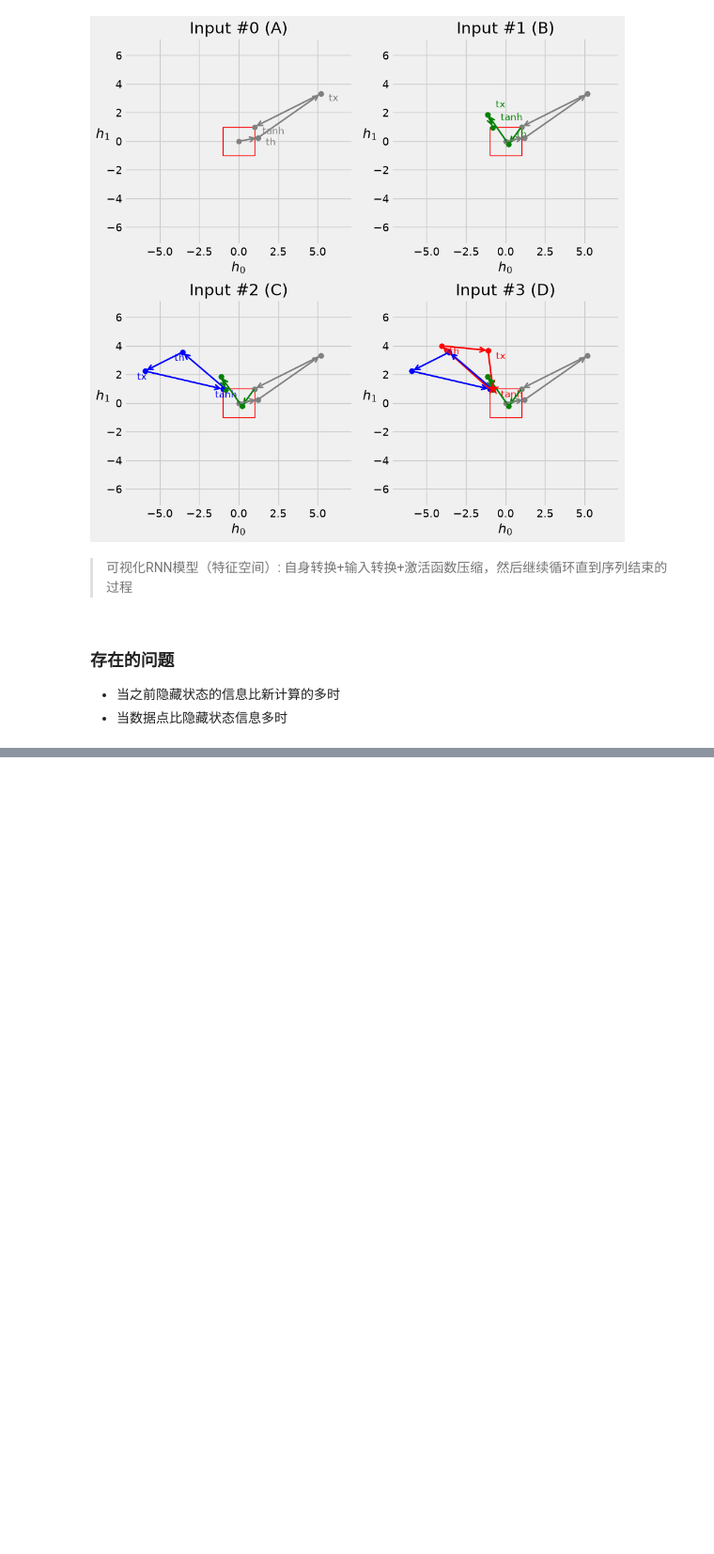
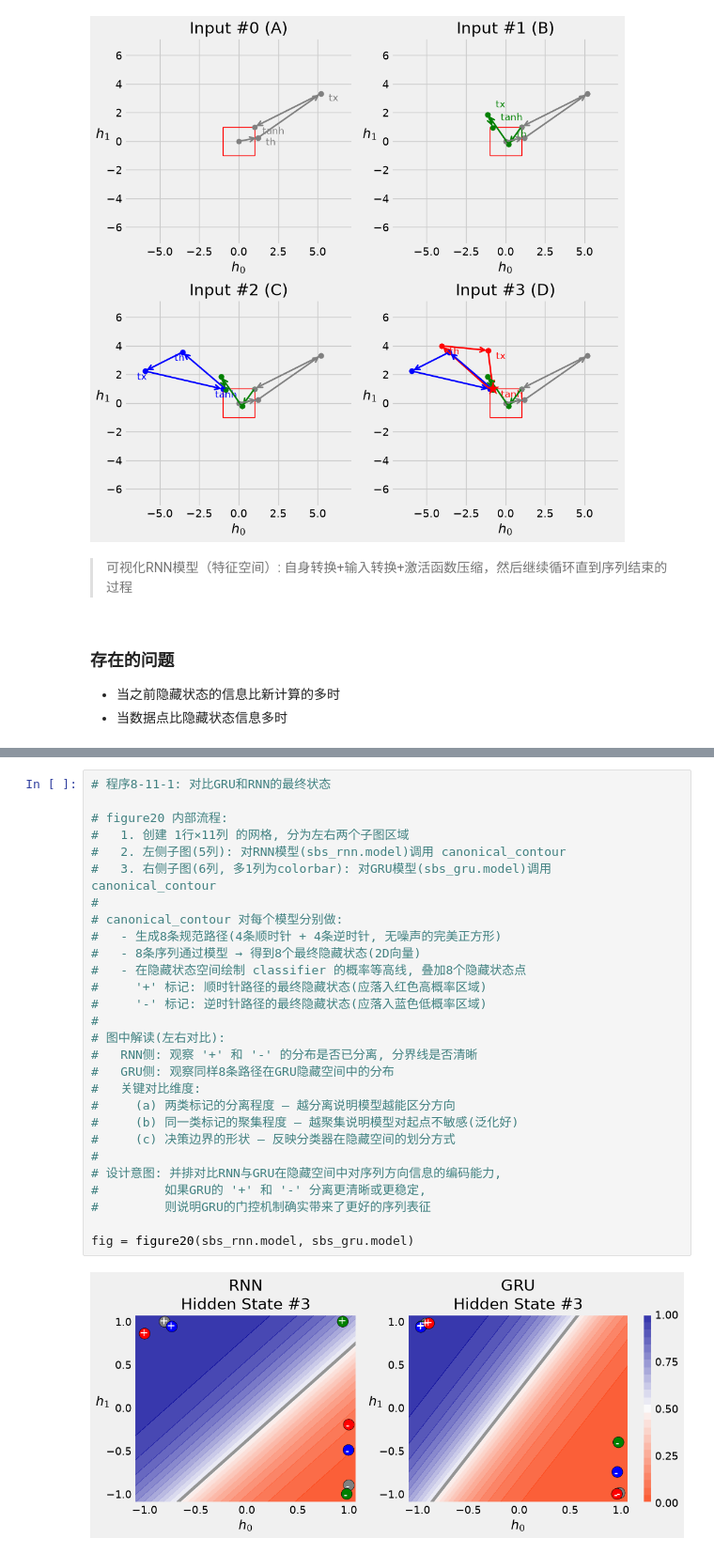
Before and after one commit to jhonprice/PyTorchStepByStep, a Jupyter notebook: Ch08Test.ipynb, the cells around one changed output, grey strips where cells are left out. Shown at 94% size. Drawn from its saved outputs; the diff is of its cells as text; blank space fills up the shorter version.

```diff
--- a/Ch08Test.ipynb
+++ b/Ch08Test.ipynb
@@ -887,0 +1195,30 @@ fig = figure17(model.basic_rnn)
+# %%
+# 程序8-11-1: 对比GRU和RNN的最终状态
+
+# figure20 内部流程:
+#   1. 创建 1行×11列 的网格, 分为左右两个子图区域
+#   2. 左侧子图(5列): 对RNN模型(sbs_rnn.model)调用 canonical_contour
+#   3. 右侧子图(6列, 多1列为colorbar): 对GRU模型(sbs_gru.model)调用 canonical_contour
+#
+# canonical_contour 对每个模型分别做:
+#   - 生成8条规范路径(4条顺时针 + 4条逆时针, 无噪声的完美正方形)
+#   - 8条序列通过模型 → 得到8个最终隐藏状态(2D向量)
+#   - 在隐藏状态空间绘制 classifier 的概率等高线, 叠加8个隐藏状态点
+#     '+' 标记: 顺时针路径的最终隐藏状态(应落入红色高概率区域)
+#     '-' 标记: 逆时针路径的最终隐藏状态(应落入蓝色低概率区域)
+#
+# 图中解读(左右对比):
+#   RNN侧: 观察 '+' 和 '-' 的分布是否已分离, 分界线是否清晰
+#   GRU侧: 观察同样8条路径在GRU隐藏空间中的分布
+#   关键对比维度:
+#     (a) 两类标记的分离程度 — 越分离说明模型越能区分方向
+#     (b) 同一类标记的聚集程度 — 越聚集说明模型对起点不敏感(泛化好)
+#     (c) 决策边界的形状 — 反映分类器在隐藏空间的划分方式
+#
+# 设计意图: 并排对比RNN与GRU在隐藏空间中对序列方向信息的编码能力,
+#         如果GRU的 '+' 和 '-' 分离更清晰或更稳定,
+#         则说明GRU的门控机制确实带来了更好的序列表征
+
+fig = figure20(sbs_rnn.model, sbs_gru.model)
+# %% [output]
+[figure, added]
```
Also changed, not shown: parts of 46 cells of this notebook, 1 other file.
